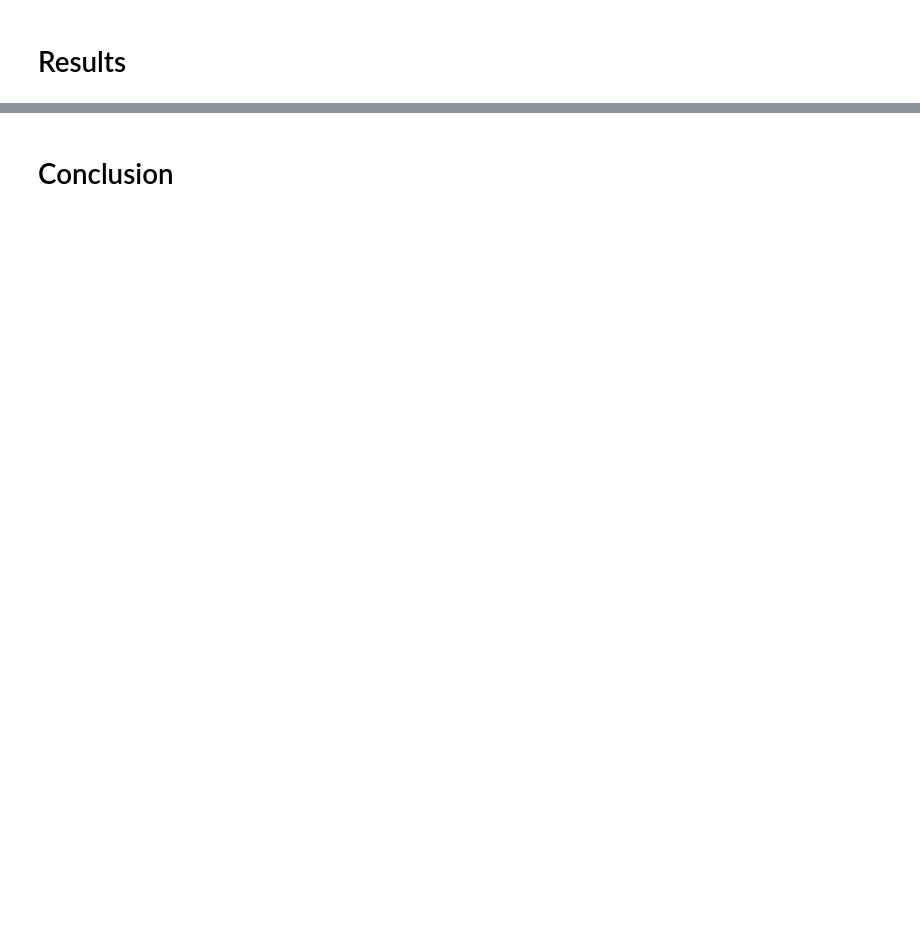
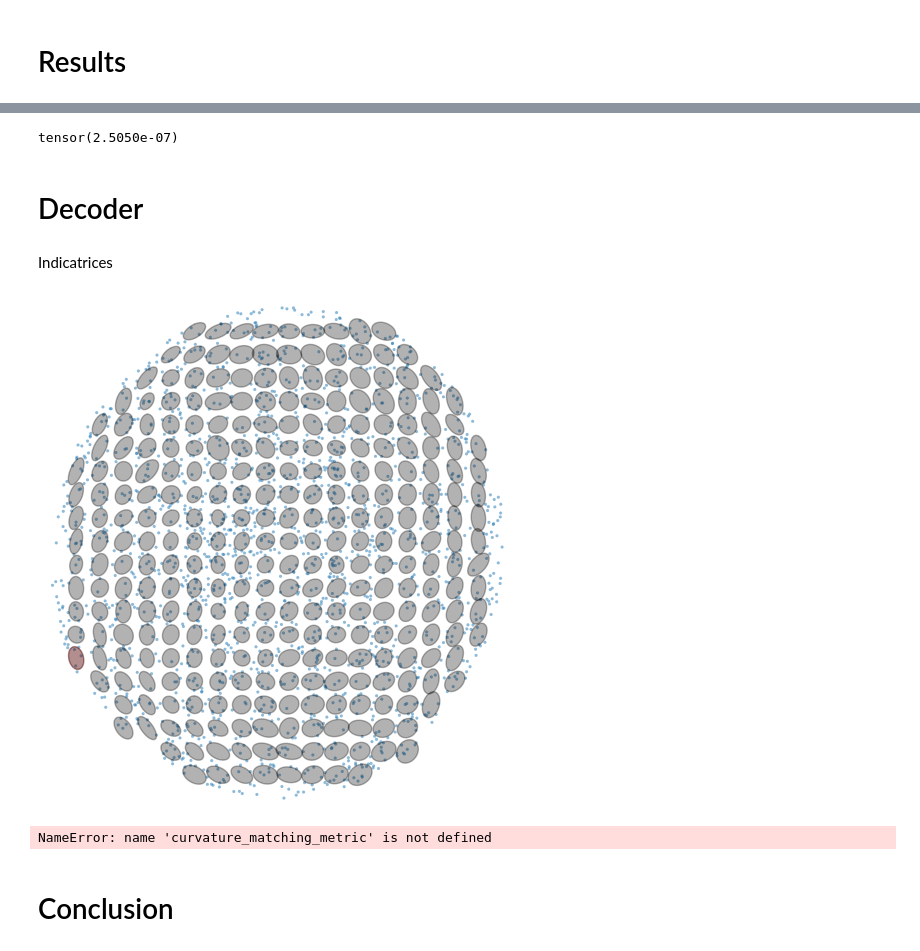
Before and after one commit to KrishnaswamyLab/GeometryAwareGenerativeAutoencoder, a Jupyter notebook: notebooks/1-km-pullback-comparisons-on-affinity-matching-ae.ipynb, the cells around one changed output, grey strips where cells are left out. Cells and saved outputs as stored; diff of their text form; code cells hidden in the pictures; blank space fills up the shorter version.

```diff
--- a/notebooks/1-km-pullback-comparisons-on-affinity-matching-ae.ipynb
+++ b/notebooks/1-km-pullback-comparisons-on-affinity-matching-ae.ipynb
@@ -120,2 +165,24 @@ Decoded X: (2008, 3)
+# %%
+curvature_matching_metric(
+    model, model.whole_dataloader, hemisphere.ks[:len(hemisphere.X)], pullback_type = "encoder",
+)
+# %% [output]
+tensor(2.5050e-07)
+# %% [markdown]
+# Decoder
+# %% [markdown]
+Indicatrices
+# %%
+plot_indicatrices(
+    model, model.whole_dataloader
+)
+# %% [output]
+[figure, added]
+# %%
+curvature_matching_metric(
+    model, model.whole_dataloader, hemisphere.ks[:len(hemisphere.X)], pullback_type = "decoder",
+)
+# %% [output]
+NameError: name 'curvature_matching_metric' is not defined
 # %% [markdown]
 # Conclusion
```
Also changed, not shown: parts of 19 cells of this notebook, 3 other files.
